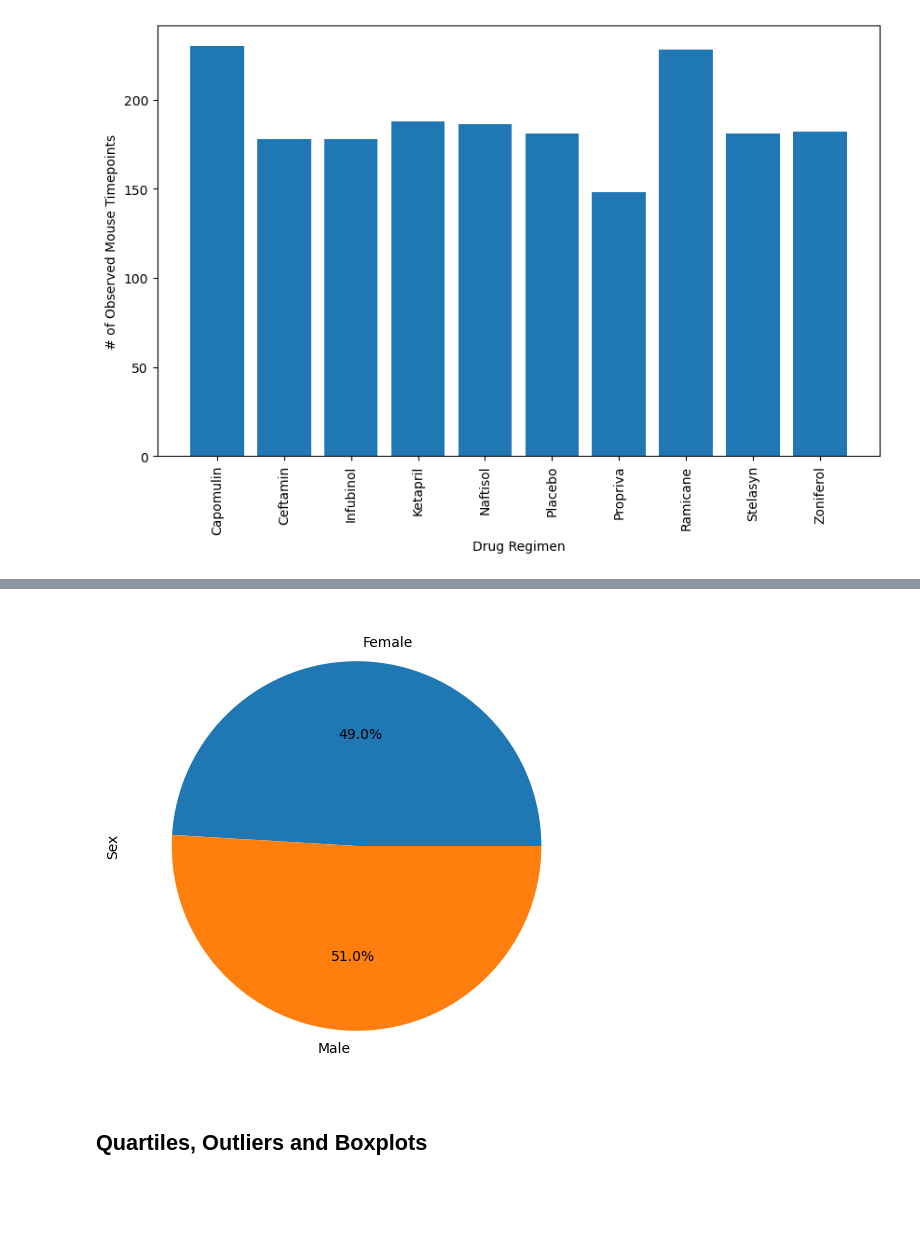
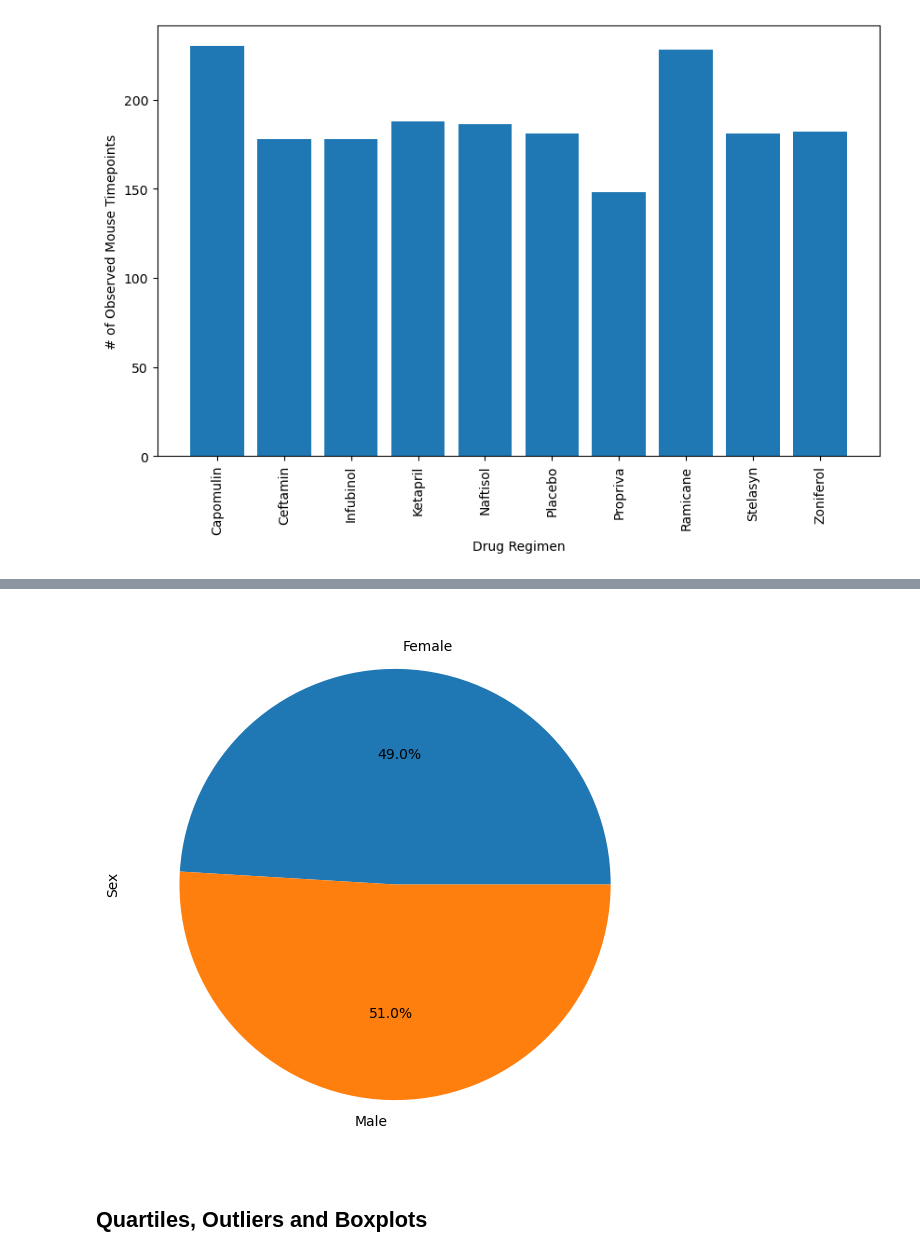
Before and after one commit to Shridhik/matplot-challenge, a Jupyter notebook: Pymaceuticals/pymaceuticals_starter.ipynb, the cells around one changed output, grey strips where cells are left out. Saved outputs shown, nothing was run; the diff lists cells and outputs as text; code cells hidden in the pictures; blank space fills up the shorter version.

```diff
--- a/Pymaceuticals/pymaceuticals_starter.ipynb
+++ b/Pymaceuticals/pymaceuticals_starter.ipynb
@@ -206,21 +205,18 @@ plt.show()
 # %%
 # Generate a pie plot showing the distribution of female versus male mice using pyplot
 # Generate a pie plot showing the distribution of female versus male mice using pyplot
-plt.figure(figsize=(6, 6))
+plt.figure(figsize=(7, 7))
 
 # Specify the labels and values for the pie plot
 labels = Sex.index
 values = Sex.values
 
 # Plot the pie chart
 plt.pie(values, labels=labels, autopct='%1.1f%%')
 plt.ylabel("Sex")
-
-
-# Display the plot
 plt.show()
 # %% [output]
-[figure, old version]
+[figure, new version]
 # %% [markdown]
 ## Quartiles, Outliers and Boxplots
 # %%
```
Also changed, not shown: parts of 5 cells of this notebook.
